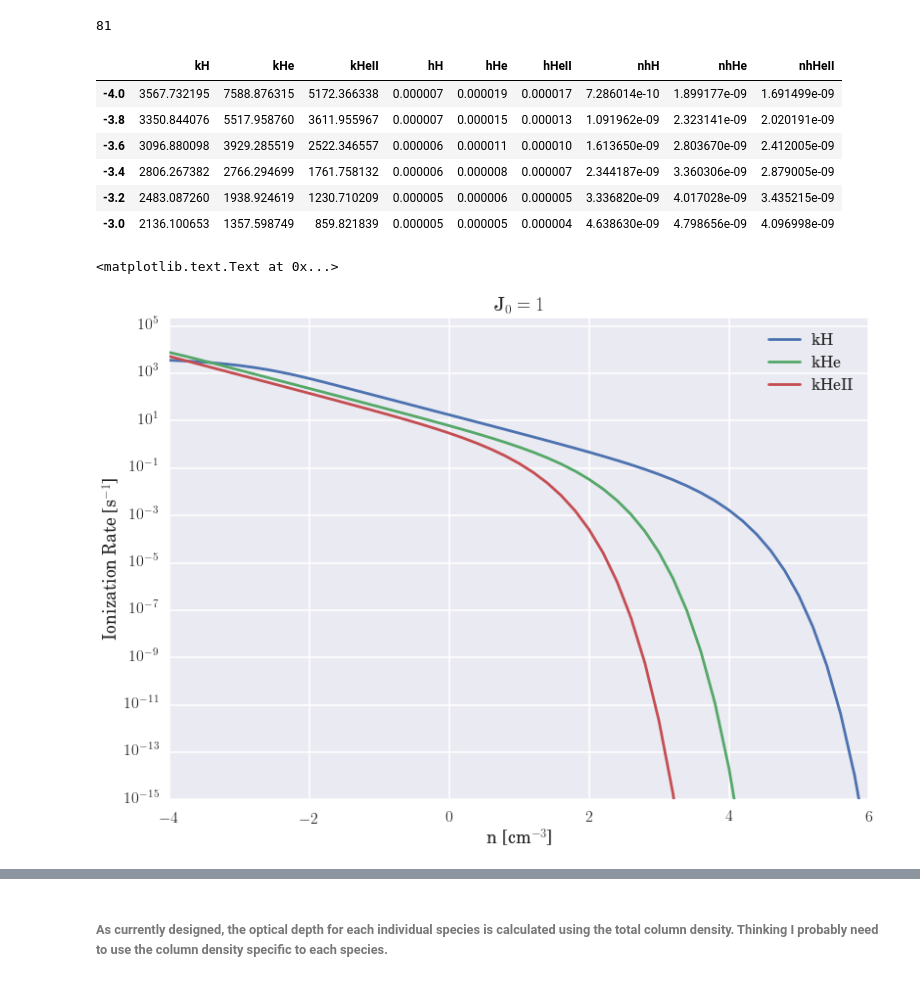
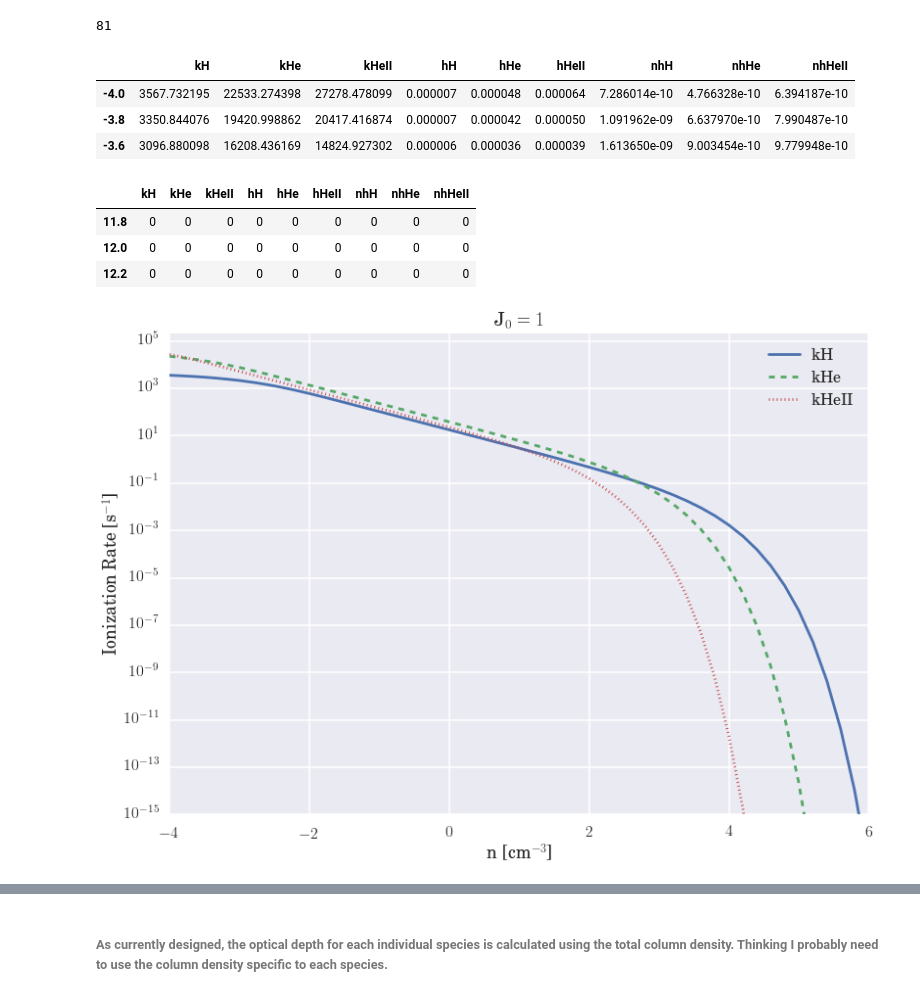
Before and after one commit to hummel/xray_notebooks, a Jupyter notebook: X-Ray Heating and Ionization Table.ipynb, the cells around one changed output, grey strips where cells are left out. Drawn from its saved outputs; the diff is of its cells as text; code cells hidden in the pictures.

Commit message:
Extend X-Ray kh table to logn = 12.2 and use n_He = .1 n_H

```diff
--- a/X-Ray Heating and Ionization Table.ipynb
+++ b/X-Ray Heating and Ionization Table.ipynb
@@ -194,32 +194,38 @@ array(4504.8082161801185)
 # %% [output]
 81
 # %%
-n = np.logspace(-4,12,81)
-kh_rates = pd.DataFrame(index=np.linspace(-4,12,81))
+n = np.logspace(-4,12.2,82)
+nhe = .1*n
+kh_rates = pd.DataFrame(index=np.linspace(-4,12.2,82))
 kh_rates['kH'] = k_rates(n, 'H')
-kh_rates['kHe'] = k_rates(n, 'He')
-kh_rates['kHeII'] = k_rates(n, 'HeII')
+kh_rates['kHe'] = k_rates(nhe, 'He')
+kh_rates['kHeII'] = k_rates(nhe, 'HeII')
 kh_rates['hH'] = h_rates(n, 'H')
-kh_rates['hHe'] = h_rates(n, 'He')
-kh_rates['hHeII'] = h_rates(n, 'HeII')
+kh_rates['hHe'] = h_rates(nhe, 'He')
+kh_rates['hHeII'] = h_rates(nhe, 'HeII')
 kh_rates['nhH'] = h_rates(n, 'H') * n
-kh_rates['nhHe'] = h_rates(n, 'He') * n
-kh_rates['nhHeII'] = h_rates(n, 'HeII') * n
-kh_rates[:-3.0]
+kh_rates['nhHe'] = h_rates(nhe, 'He') * nhe
+kh_rates['nhHeII'] = h_rates(nhe, 'HeII') * nhe
-# %% [output]
-|  | kH | kHe | kHeII | hH | hHe | hHeII | nhH | nhHe | nhHeII |
-| -4.0 | 3567.732195 | 7588.876315 | 5172.366338 | 0.000007 | 0.000019 | 0.000017 | 7.286014e-10 | 1.899177e-09 | 1.691499e-09 |
-| -3.8 | 3350.844076 | 5517.958760 | 3611.955967 | 0.000007 | 0.000015 | 0.000013 | 1.091962e-09 | 2.323141e-09 | 2.020191e-09 |
-| -3.6 | 3096.880098 | 3929.285519 | 2522.346557 | 0.000006 | 0.000011 | 0.000010 | 1.613650e-09 | 2.803670e-09 | 2.412005e-09 |
-| -3.4 | 2806.267382 | 2766.294699 | 1761.758132 | 0.000006 | 0.000008 | 0.000007 | 2.344187e-09 | 3.360306e-09 | 2.879005e-09 |
-| -3.2 | 2483.087260 | 1938.924619 | 1230.710209 | 0.000005 | 0.000006 | 0.000005 | 3.336820e-09 | 4.017028e-09 | 3.435215e-09 |
-| -3.0 | 2136.100653 | 1357.598749 | 859.821839 | 0.000005 | 0.000005 | 0.000004 | 4.638630e-09 | 4.798656e-09 | 4.096998e-09 |
+# %%
+kh_rates.head(3)
+# %% [output]
+|  | kH | kHe | kHeII | hH | hHe | hHeII | nhH | nhHe | nhHeII |
+| -4.0 | 3567.732195 | 22533.274398 | 27278.478099 | 0.000007 | 0.000048 | 0.000064 | 7.286014e-10 | 4.766328e-10 | 6.394187e-10 |
+| -3.8 | 3350.844076 | 19420.998862 | 20417.416874 | 0.000007 | 0.000042 | 0.000050 | 1.091962e-09 | 6.637970e-10 | 7.990487e-10 |
+| -3.6 | 3096.880098 | 16208.436169 | 14824.927302 | 0.000006 | 0.000036 | 0.000039 | 1.613650e-09 | 9.003454e-10 | 9.779948e-10 |
+# %%
+kh_rates.tail(3)
+# %% [output]
+|  | kH | kHe | kHeII | hH | hHe | hHeII | nhH | nhHe | nhHeII |
+| 11.8 | 0 | 0 | 0 | 0 | 0 | 0 | 0 | 0 | 0 |
+| 12.0 | 0 | 0 | 0 | 0 | 0 | 0 | 0 | 0 | 0 |
+| 12.2 | 0 | 0 | 0 | 0 | 0 | 0 | 0 | 0 | 0 |
 # %%
-kh_rates[['kH', 'kHe', 'kHeII']].plot(logy=True, ylim=(1e-15, 2e5), xlim=(-4,6))
+kh_rates[['kH', 'kHe', 'kHeII']].plot(logy=True, ylim=(1e-15, 2e5), xlim=(-4,6), style=['-', '--', ':'])
 plt.xlabel('n [cm$^{-3}$]')
 plt.ylabel('Ionization Rate [s$^{-1}$]')
 plt.title('J$_0 = 1$')
+plt.savefig('figures/khrates/ionrate.png', bbox_inches='tight')
 # %% [output]
-<matplotlib.text.Text at 0x...>
-[figure, old version]
+[figure, new version]
 # %%
```
Also changed, not shown: parts of 6 cells of this notebook, 1 other file.
